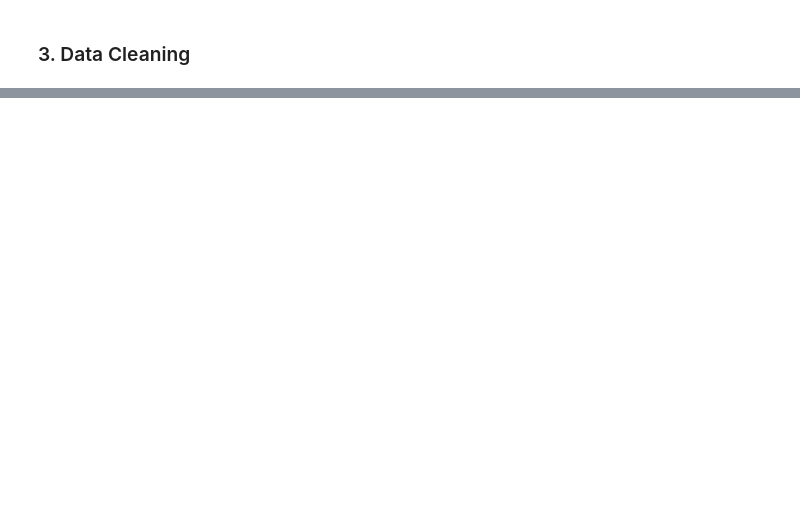
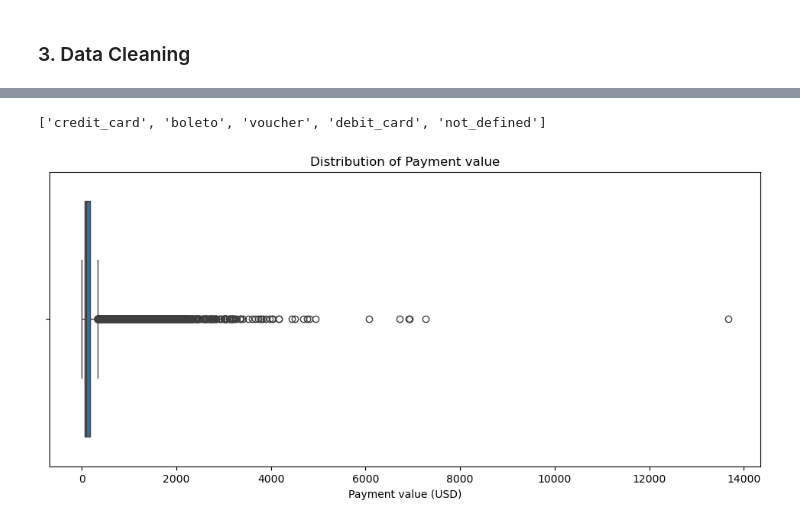
Before and after one commit to Lily-ThuPham/ECommerce-Analytics-CustomerSegmentation-Report, a Jupyter notebook: code/Data_preparation.ipynb, the cells around one changed output, grey strips where cells are left out. Cells and saved outputs as stored; diff of their text form; code cells hidden in the pictures; blank space fills up the shorter version.

```diff
--- a/code/Data_preparation.ipynb
+++ b/code/Data_preparation.ipynb
@@ -298,0 +694,20 @@ product_cleaned_df = pd.mearge
+# %%
+# Extract the list of payment types
+payment_methods = order_payment_df['payment_type'].unique().tolist()
+print(payment_methods)
+# %% [output]
+['credit_card', 'boleto', 'voucher', 'debit_card', 'not_defined']
+# %%
+order_payment_cleaned = order_payment_df.copy()
+
+# replace "boleto" with "bank_bill_pay"
+order_payment_cleaned = order_payment_cleaned.replace('boleto','bank_bill_pay')
+# %%
+# Plot the distribution chart for the dataset to identify outlier
+plt.figure(figsize=(12,5))
+sns.boxplot(x=order_payment_cleaned['payment_value'])
+plt.title('Distribution of Payment value')
+plt.xlabel('Payment value (USD)')
+plt.show()
+# %% [output]
+[figure, added]
```
Also changed, not shown: parts of 42 cells of this notebook.
